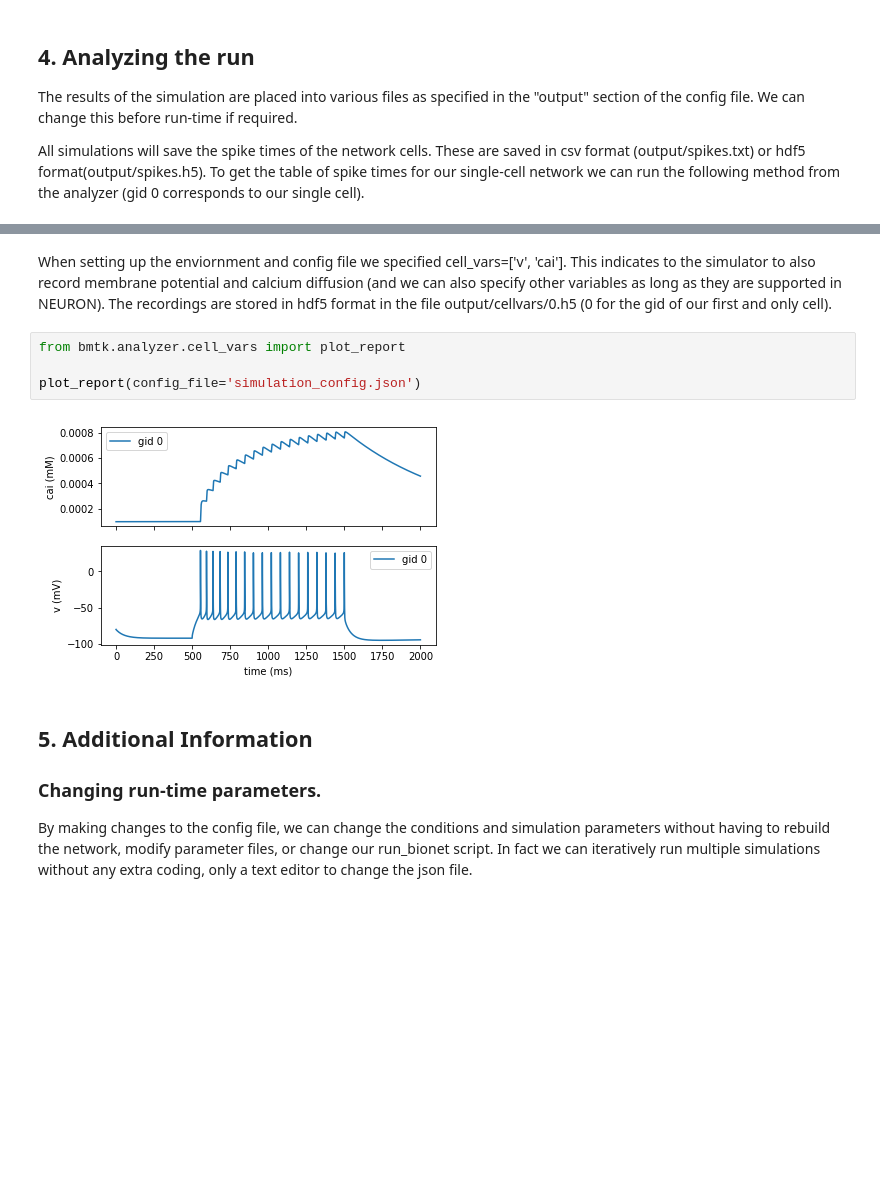
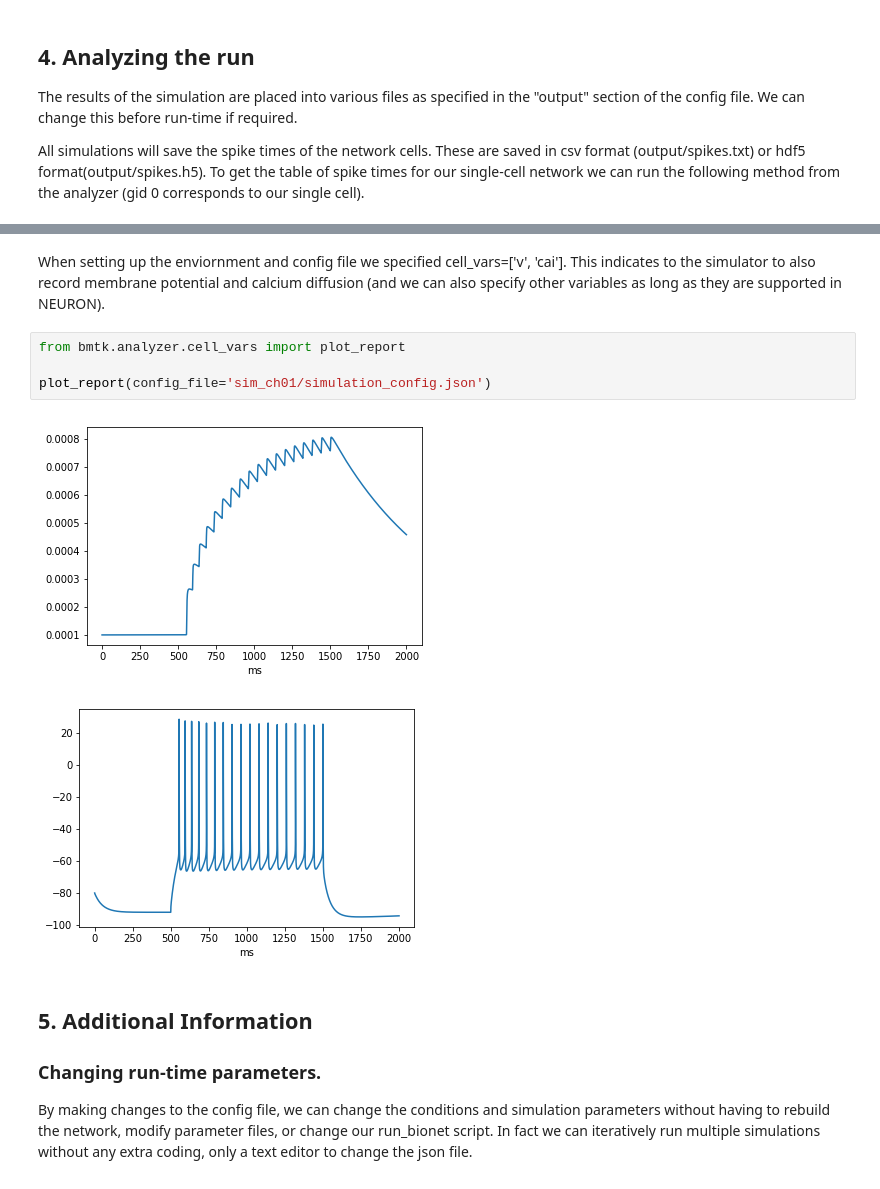
Before and after one commit to AllenInstitute/bmtk, a Jupyter notebook: docs/tutorial/01_single_cell_clamped.ipynb, the cells around one changed output, grey strips where cells are left out. Saved outputs shown, nothing was run; the diff lists cells and outputs as text; blank space fills up the shorter version.

```diff
--- a/docs/tutorial/01_single_cell_clamped.ipynb
+++ b/docs/tutorial/01_single_cell_clamped.ipynb
@@ -189,11 +210,12 @@ to_dataframe(config_file='simulation_config.json')
 # %% [markdown]
-When setting up the enviornment and config file we specified cell_vars=['v', 'cai']. This indicates to the simulator to also record membrane potential and calcium diffusion (and we can also specify other variables as long as they are supported in NEURON). The recordings are stored in hdf5 format in the file output/cellvars/0.h5 (0 for the gid of our first and only cell).
+When setting up the enviornment and config file we specified cell_vars=['v', 'cai']. This indicates to the simulator to also record membrane potential and calcium diffusion (and we can also specify other variables as long as they are supported in NEURON).
 # %%
 from bmtk.analyzer.cell_vars import plot_report
 
-plot_report(config_file='simulation_config.json')
+plot_report(config_file='sim_ch01/simulation_config.json')
 # %% [output]
-[figure, old version]
+[figure, new version]
+[figure, added]
 # %% [markdown]
 ## 5. Additional Information
 
```
Also changed, not shown: parts of 12 cells of this notebook, 4 other files.
